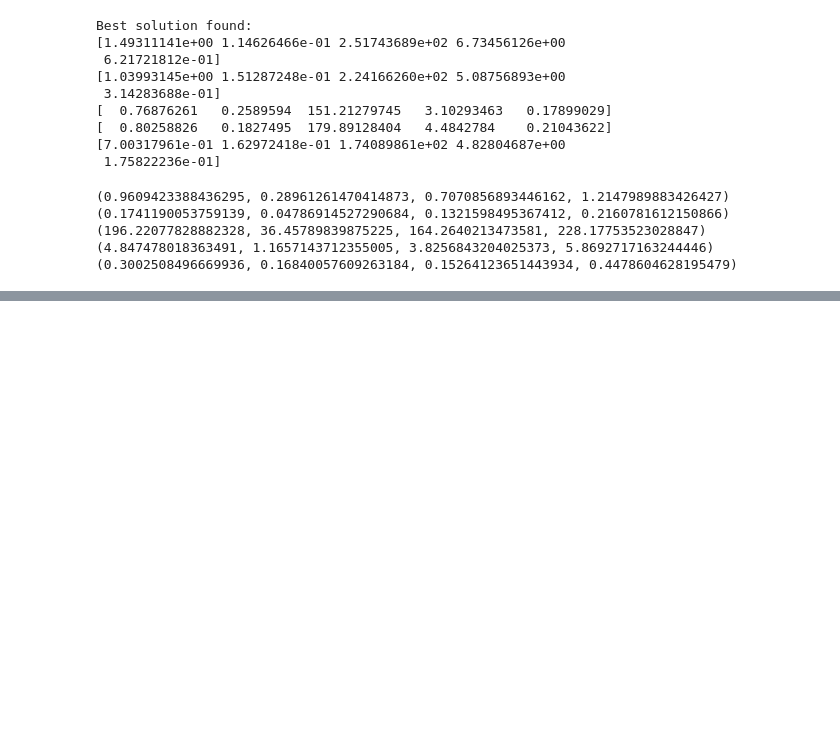
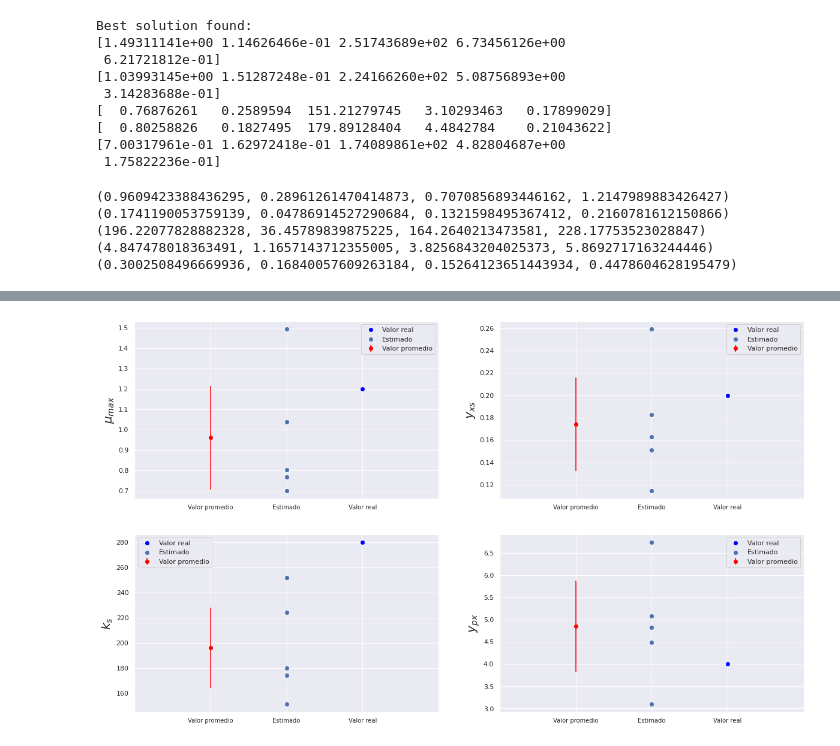
Before and after one commit to juanmggb/maestria, a Jupyter notebook: parameter_estimation/parameter_estimation.ipynb, the cells around one changed output, grey strips where cells are left out. Drawn from its saved outputs; the diff is of its cells as text; code cells hidden in the pictures; blank space fills up the shorter version.

```diff
--- a/parameter_estimation/parameter_estimation.ipynb
+++ b/parameter_estimation/parameter_estimation.ipynb
@@ -396,0 +383,13 @@ plot_stats(best_values_monod[:, 3], ypx, "$y_{px}$")
+# %%
+plt.figure(figsize=(20,12))
+plt.subplot(2,2, 1)
+plot_stats(best_values_inhibition[:, 0], mu_max, "$\mu_{max}$")
+plt.subplot(2,2, 2)
+plot_stats(best_values_inhibition[:, 1], yxs, "$y_{xs}$")
+plt.subplot(2,2, 3)
+plot_stats(best_values_inhibition[:, 2], ks, "$k_s$")
+plt.subplot(2,2, 4)
+plot_stats(best_values_inhibition[:, 3], ypx, "$y_{px}$")
+plt.show()
+# %% [output]
+[figure, added]
```
Also changed, not shown: parts of 9 cells of this notebook.
